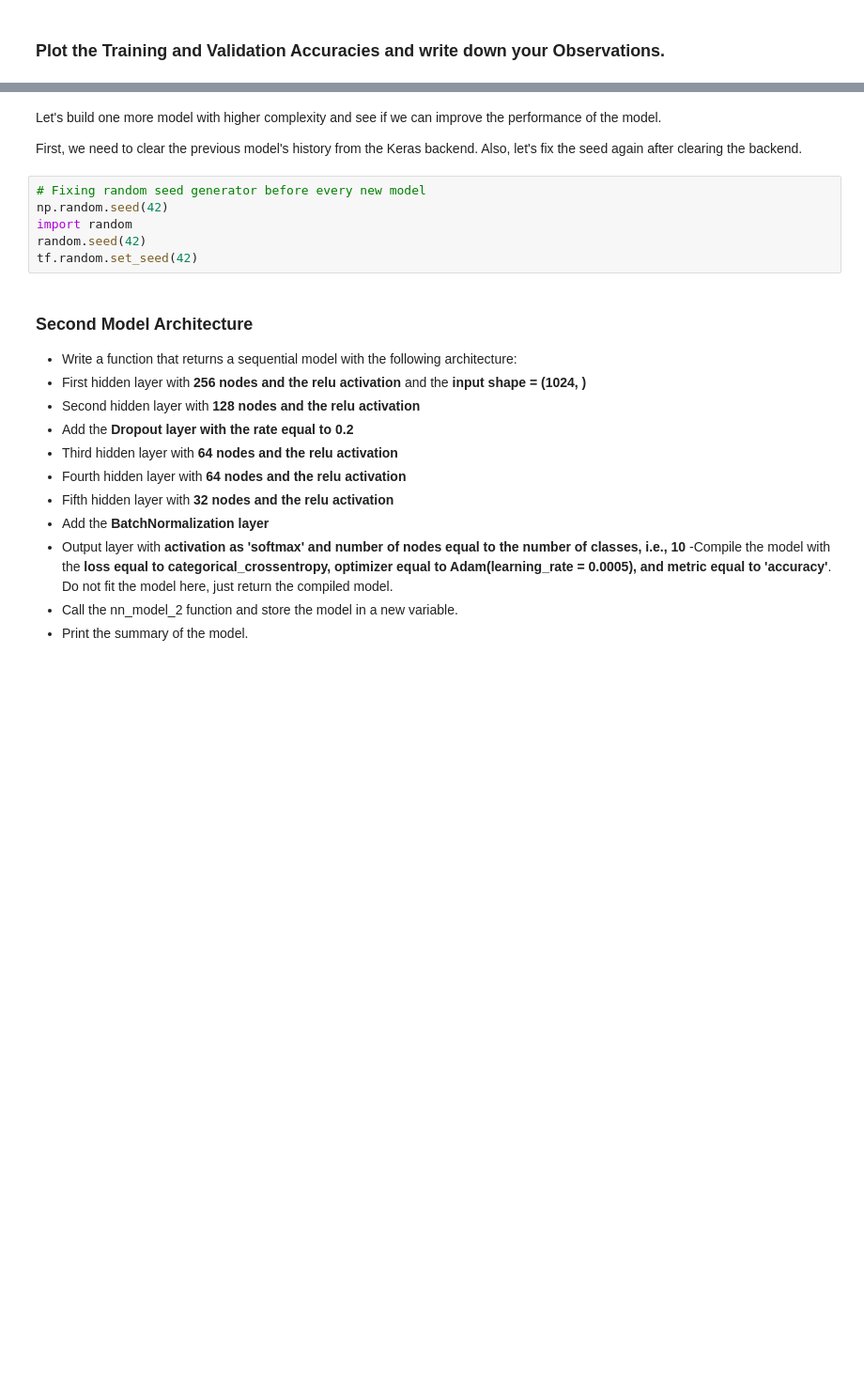
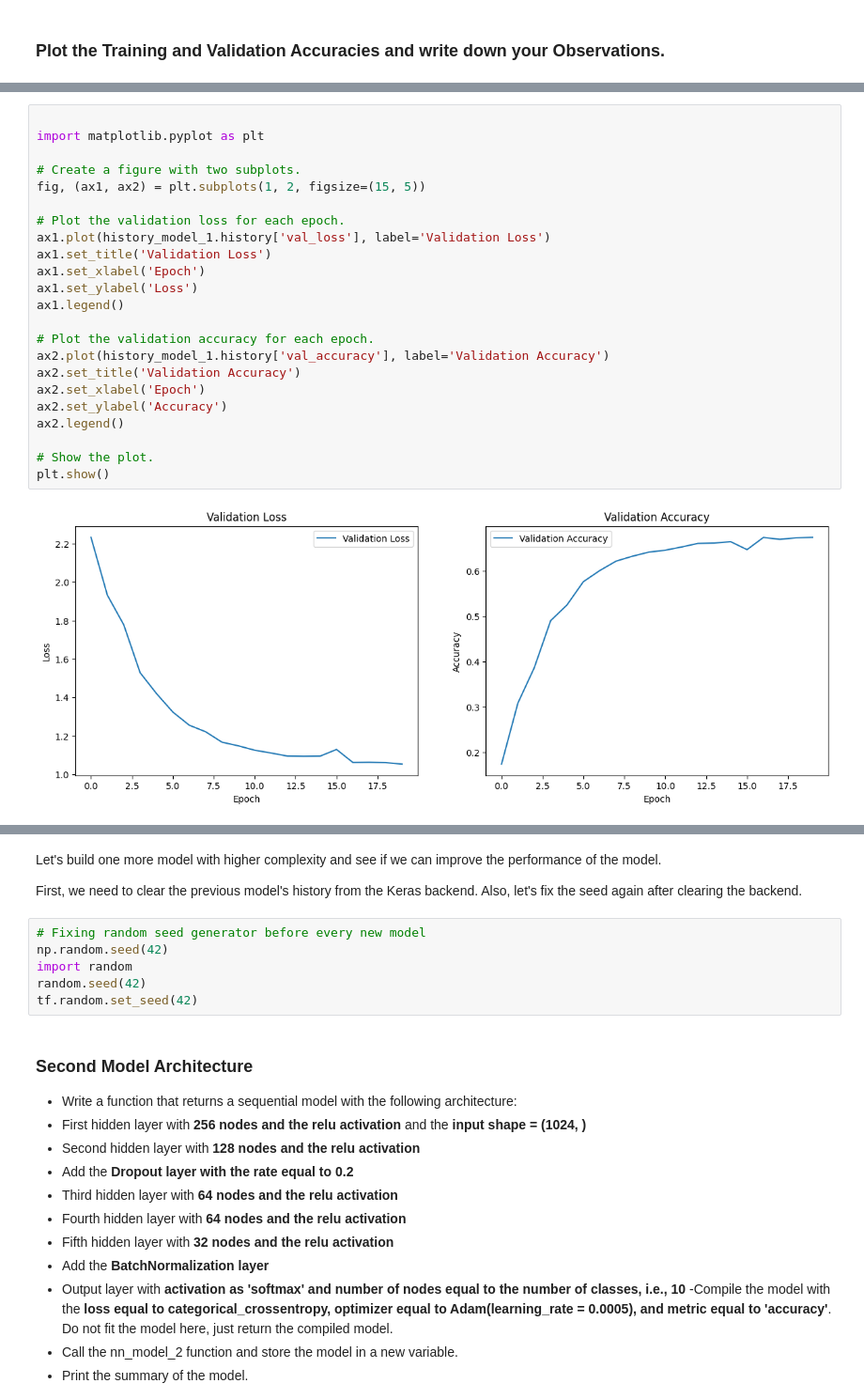
Before and after one commit to RobertSloan22/FullStackDataScienceApplication, a Jupyter notebook: CapstoneElective_digit_recognition.ipynb, the cells around one changed output, grey strips where cells are left out. Shown at 94% size. Drawn from its saved outputs; the diff is of its cells as text; blank space fills up the shorter version.

```diff
--- a/CapstoneElective_digit_recognition.ipynb
+++ b/CapstoneElective_digit_recognition.ipynb
@@ -291,0 +364,25 @@ Text(0, 0.5, 'Accuracy')
+# %%
+
+import matplotlib.pyplot as plt
+
+# Create a figure with two subplots.
+fig, (ax1, ax2) = plt.subplots(1, 2, figsize=(15, 5))
+
+# Plot the validation loss for each epoch.
+ax1.plot(history_model_1.history['val_loss'], label='Validation Loss')
+ax1.set_title('Validation Loss')
+ax1.set_xlabel('Epoch')
+ax1.set_ylabel('Loss')
+ax1.legend()
+
+# Plot the validation accuracy for each epoch.
+ax2.plot(history_model_1.history['val_accuracy'], label='Validation Accuracy')
+ax2.set_title('Validation Accuracy')
+ax2.set_xlabel('Epoch')
+ax2.set_ylabel('Accuracy')
+ax2.legend()
+
+# Show the plot.
+plt.show()
+# %% [output]
+[figure, added]
```
Also changed, not shown: parts of 52 cells of this notebook, 4 other files.
